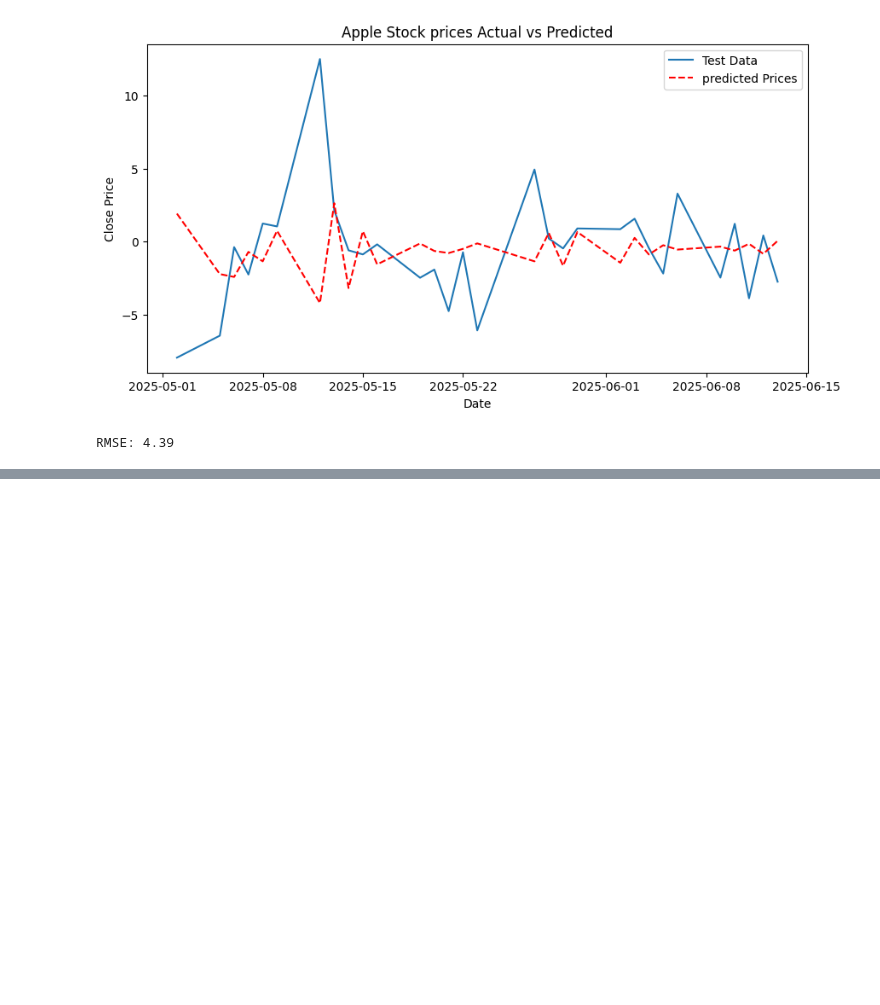
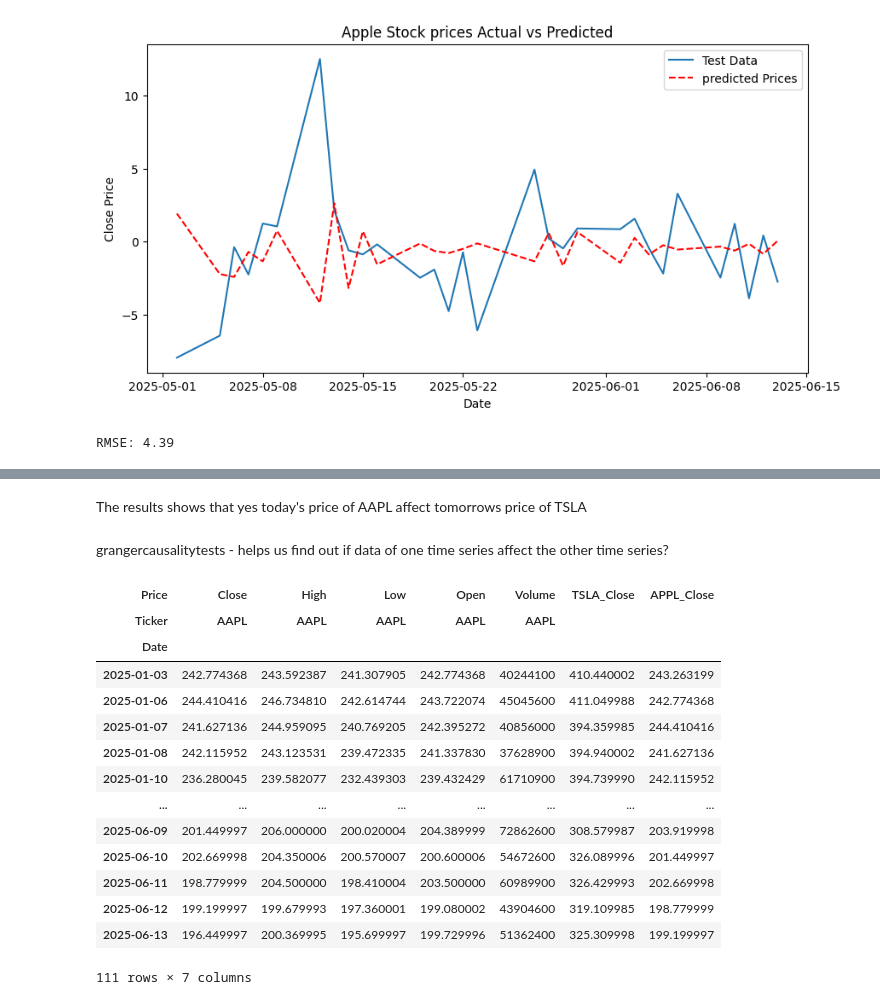
Before and after one commit to itzuditsharma/Time-Series-Analysis, a Jupyter notebook: 01_Temporal_Components.ipynb, the cells around one changed output, grey strips where cells are left out. Cells and saved outputs as stored; diff of their text form; code cells hidden in the pictures; blank space fills up the shorter version.

```diff
--- a/01_Temporal_Components.ipynb
+++ b/01_Temporal_Components.ipynb
@@ -656,0 +702,13 @@ RMSE: 4.39
+# %%
+
+tsla_data = yf.download('TSLA', start='2023-01-01')
+
+stock_data['TSLA_Close'] = tsla_data['Close']
+stock_data['APPL_Close'] = stock_data['Close'].shift()
+stock_data.dropna(inplace=True)
+
+from statsmodels.tsa.stattools import grangercausalitytests
+
+#perform Granger-Causality test
+grangercausalitytests(stock_data[['APPL_Close', 'TSLA_Close']].dropna(), maxlag=[14])
+print()
@@ -656,0 +723,22 @@ RMSE: 4.39
+# %% [markdown]
+The results shows that yes today's price of AAPL affect tomorrows price of TSLA
+# %% [markdown]
+grangercausalitytests - helps us find out if data of one time series affect the other time series?
+# %%
+stock_data
+# %% [output]
+| Price | Close | High | Low | Open | Volume | TSLA_Close | APPL_Close |
+| Ticker | AAPL | AAPL | AAPL | AAPL | AAPL |  |  |
+| Date |  |  |  |  |  |  |  |
+| 2025-01-03 | 242.774368 | 243.592387 | 241.307905 | 242.774368 | 40244100 | 410.440002 | 243.263199 |
+| 2025-01-06 | 244.410416 | 246.734810 | 242.614744 | 243.722074 | 45045600 | 411.049988 | 242.774368 |
+| 2025-01-07 | 241.627136 | 244.959095 | 240.769205 | 242.395272 | 40856000 | 394.359985 | 244.410416 |
+| 2025-01-08 | 242.115952 | 243.123531 | 239.472335 | 241.337830 | 37628900 | 394.940002 | 241.627136 |
+| 2025-01-10 | 236.280045 | 239.582077 | 232.439303 | 239.432429 | 61710900 | 394.739990 | 242.115952 |
+| ... | ... | ... | ... | ... | ... | ... | ... |
+| 2025-06-09 | 201.449997 | 206.000000 | 200.020004 | 204.389999 | 72862600 | 308.579987 | 203.919998 |
+| 2025-06-10 | 202.669998 | 204.350006 | 200.570007 | 200.600006 | 54672600 | 326.089996 | 201.449997 |
+| 2025-06-11 | 198.779999 | 204.500000 | 198.410004 | 203.500000 | 60989900 | 326.429993 | 202.669998 |
+| 2025-06-12 | 199.199997 | 199.679993 | 197.360001 | 199.080002 | 43904600 | 319.109985 | 198.779999 |
+| 2025-06-13 | 196.449997 | 200.369995 | 195.699997 | 199.729996 | 51362400 | 325.309998 | 199.199997 |
+111 rows × 7 columns
```
Also changed, not shown: parts of 7 cells of this notebook.
